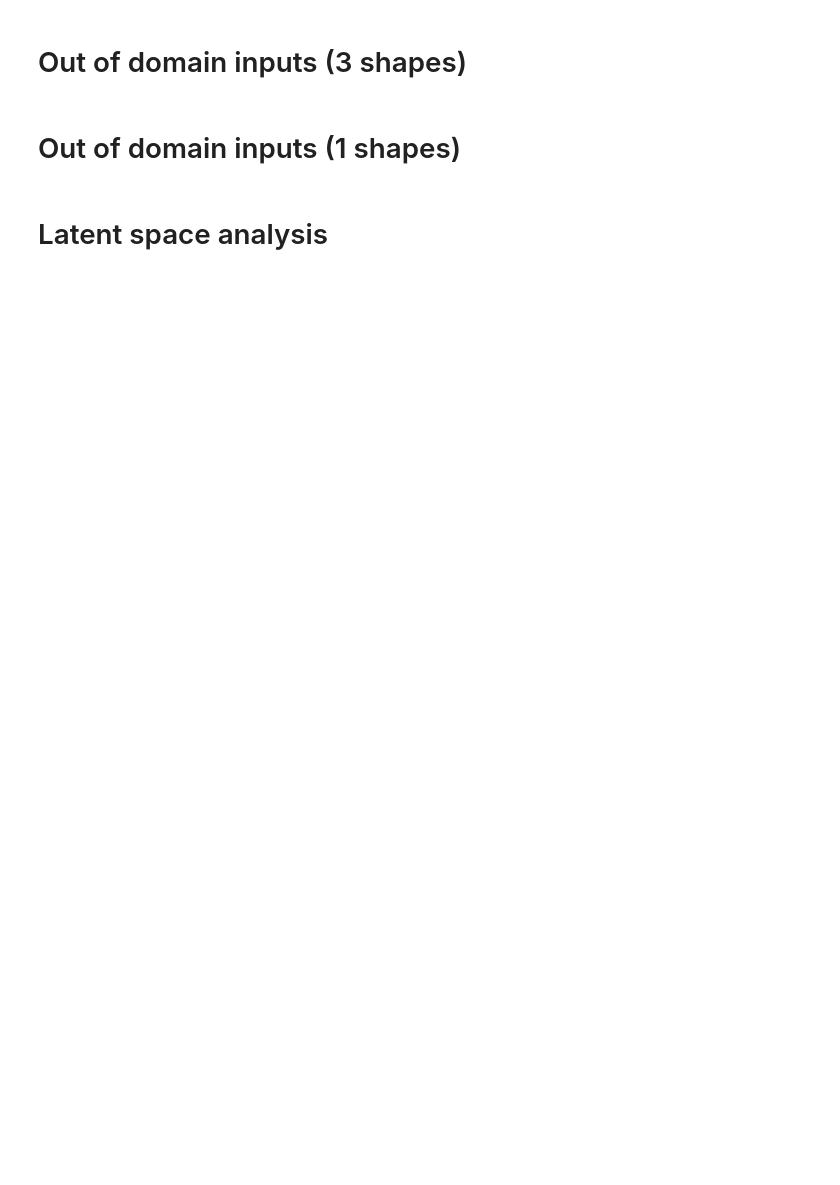
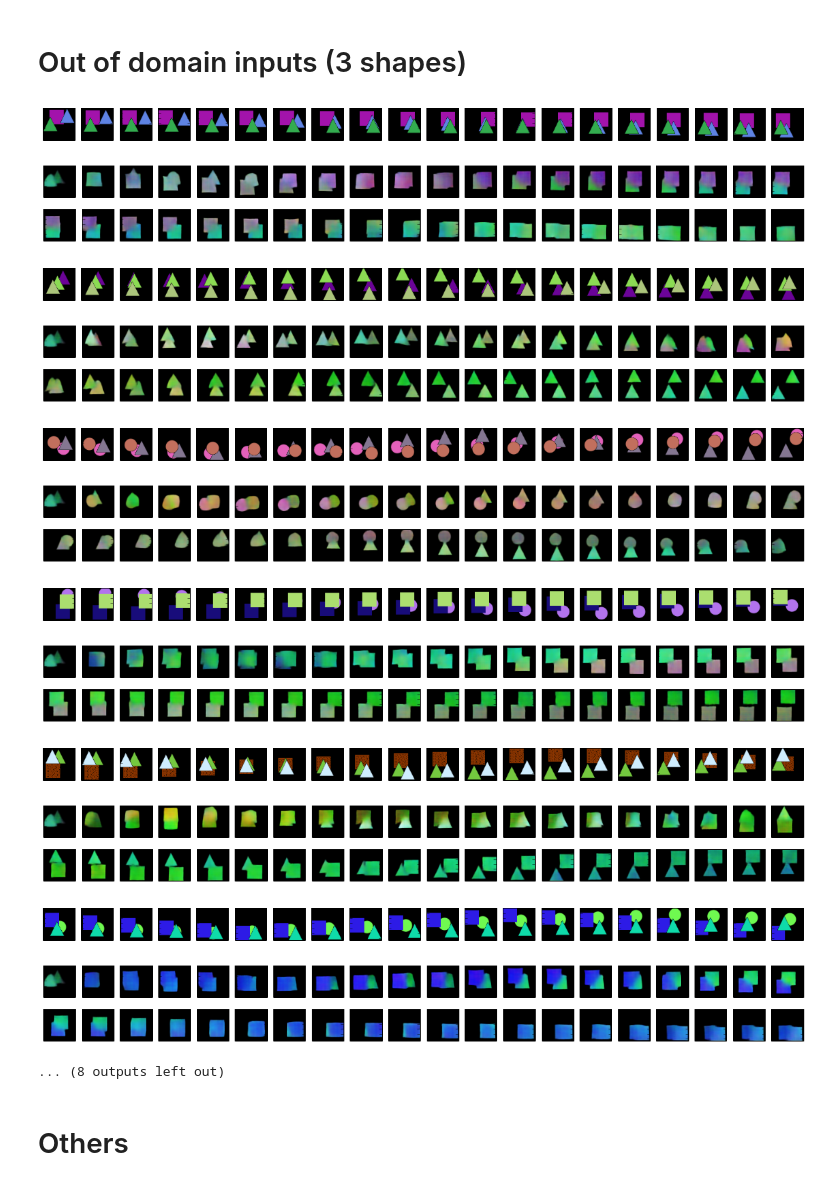
Before and after one commit to HaziqRazali/VRNN-Long-Term-Future-Frame-Prediction, a Jupyter notebook: models/moving-shapes/ms-latent-dim-256-test.ipynb, the cells around one changed output. Drawn from its saved outputs; the diff is of its cells as text; code cells hidden in the pictures; blank space fills up the shorter version.

```diff
--- a/models/moving-shapes/ms-latent-dim-256-test.ipynb
+++ b/models/moving-shapes/ms-latent-dim-256-test.ipynb
@@ -385,59 +474,60 @@ import tensorflow as tf
 import numpy as np
 import matplotlib.pyplot as plt
 %matplotlib inline
+from pylab import rcParams
 
-from pylab import rcParams
-rcParams['figure.figsize'] = 30,5
+# Load dataset
+data = np.load( "../../datasets/moving-shapes-3-te-images.npy" )
 
 batch_size = 50
-
 in_timesteps  = range(0,19)
-out_timesteps = range(1,20)
-
-data = np.load( "../../datasets/moving-shapes-3-len200-images.npy" )
-
 x_te = data[:,in_timesteps]
-y_te = data[:,out_timesteps]
 te_set = data
 
-print np.shape(x_te), np.shape(y_te)
-
+# Run
 y_prediction = sess.run(y_hat_out, feed_dict={x_: x_te[0:batch_size,in_timesteps,:,:,:]})
-print np.shape(y_prediction)
-#np.save("ms-vrnn-3-shape.npy", y_prediction)
 
 # Show results
-rcParams['figure.figsize'] = 20,5
+for sequence in range(0,10,1):
 
-for sequence in range(0,10,1): # 20,30,5 for training
-
+    rcParams['figure.figsize'] = 20,5
     # ground truth
     fig = plt.figure()
     for i in range(20):
         plt.subplot(1, 20, i+1)
         plt.tick_params(
         axis='both',       # changes apply to the x-axis
         which='both',      # both major and minor ticks are affected
         bottom='off',      # ticks along the bottom edge are off
         top='off',         # ticks along the top edge are off
         labelbottom='off', # labels along the bottom edge are off
         labelleft='off')
         plt.imshow(te_set[sequence,i,:,:])
-    plt.savefig(str(sequence) + 'gt.png', bbox_inches='tight')
 
     rcParams['figure.figsize'] = 18,6
     # prediction
     fig = plt.figure()
     for i in range(40):
         plt.subplot(6, 20, i+1)
         plt.tick_params(
         axis='both',       # changes apply to the x-axis
         which='both',      # both major and minor ticks are affected
         bottom='off',      # ticks along the bottom edge are off
         top='off',         # ticks along the top edge are off
         labelbottom='off', # labels along the bottom edge are off
         labelleft='off')
-        plt.imshow(y_prediction[sequence,i,:,:]) # 19
-    plt.savefig(str(sequence) + 'te.png', bbox_inches='tight')
+        plt.imshow(y_prediction[sequence,i,:,:])
+# %% [output]
+[figure, added]
+[figure, added]
+[figure, added]
+[figure, added]
+[figure, added]
+[figure, added]
+[figure, added]
+[figure, added]
+[figure, added]
+[figure, added]
+[figure, added]
+[figure, added]
+... (8 outputs left out)
-# %% [markdown]
-# Out of domain inputs (1 shapes)
@@ -503,5 +534,5 @@ for sequence in range(10,20,1): # 20,30,5 for training
-# %% [markdown]
-# Latent space analysis
+# %% [markdown]
+# Others
 # %%
 a = np.load( "../../datasets/shapes-1-images.npy" )
 b = np.load( "../../datasets/shapes-3-images.npy" )
```
Also changed, not shown: parts of 16 cells of this notebook, 3 other files.
